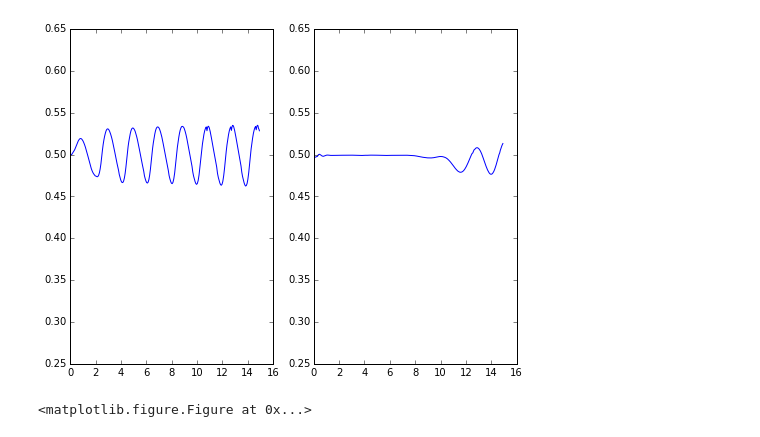
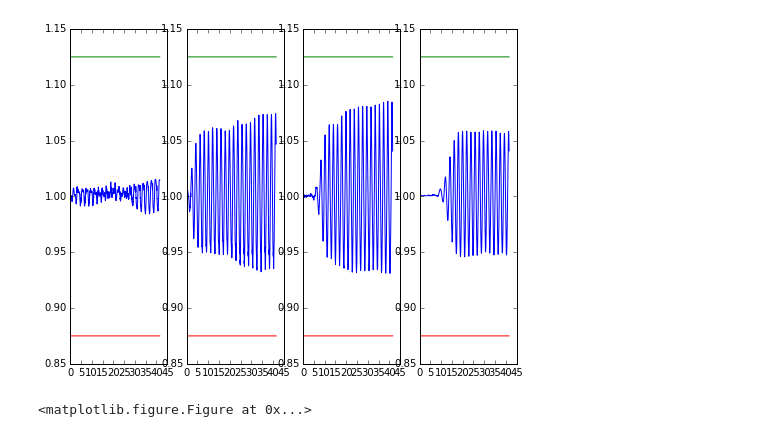
Before and after one commit to erdc/air-water-vv, a Jupyter notebook: 2d/linear_waves_flat_reflecting/linear_waves_flat_01_gauge_functions_test_medium/Elevation_Gauges.ipynb, the cells around one changed output. Cells and saved outputs as stored; diff of their text form; code cells hidden in the pictures.

```diff
--- a/2d/linear_waves_flat_reflecting/linear_waves_flat_01_gauge_functions_test_medium/Elevation_Gauges.ipynb
+++ b/2d/linear_waves_flat_reflecting/linear_waves_flat_01_gauge_functions_test_medium/Elevation_Gauges.ipynb
@@ -7,15 +7,24 @@ import matplotlib as mpl
 from matplotlib  import pyplot as plt
 mpl.rcParams['figure.figsize'] = "8,6"
 # %%
-gauges = np.genfromtxt(fname="column_gauge.csv",dtype=('d','d','d'),delimiter=',',skip_header=1,names=("t","h1","h2"))
+gauges = np.genfromtxt(fname="column_gauge.csv",dtype=('d','d','d','d','d'),delimiter=',',skip_header=1,names=("t","h1","h2","h3","h4"))
-# %%
-fig,(ax1,ax2) = plt.subplots(1,2)
-ax1.plot(gauges["t"],gauges["h1"])
-ax1.set_ybound(0.25,0.65)
-ax2.plot(gauges["t"],gauges["h2"])
-ax2.set_ybound(0.25,0.65)
-# %% [output]
-[figure, removed]
+# %%
+fig,(ax1,ax2,ax3,ax4) = plt.subplots(1,4)
+ax1.plot(gauges["t"],1.5-gauges["h1"],gauges["t"],1.0+(0.25/2.0)*np.ones(gauges["t"].shape),
+         gauges["t"],1.0-(0.25/2.0)*np.ones(gauges["t"].shape))
+ax1.set_ybound(0.85,1.15)
+ax2.plot(gauges["t"],1.5-gauges["h2"],
+         gauges["t"],1.0+(0.25/2.0)*np.ones(gauges["t"].shape),
+         gauges["t"],1.0-(0.25/2.0)*np.ones(gauges["t"].shape))
+ax2.set_ybound(0.85,1.15)
+ax3.plot(gauges["t"],1.5-gauges["h3"],gauges["t"],1.0+(0.25/2.0)*np.ones(gauges["t"].shape),
+         gauges["t"],1.0-(0.25/2.0)*np.ones(gauges["t"].shape))
+ax3.set_ybound(0.85,1.15)
+ax4.plot(gauges["t"],1.5-gauges["h4"],gauges["t"],1.0+(0.25/2.0)*np.ones(gauges["t"].shape),
+         gauges["t"],1.0-(0.25/2.0)*np.ones(gauges["t"].shape))
+ax4.set_ybound(0.85,1.15)
+# %% [output]
+[figure, added]
 # %%
 plt.savefig("elevation_gauges.png")
 # %% [output]
```
Also changed, not shown: parts of 3 cells of this notebook, 1 other file.
